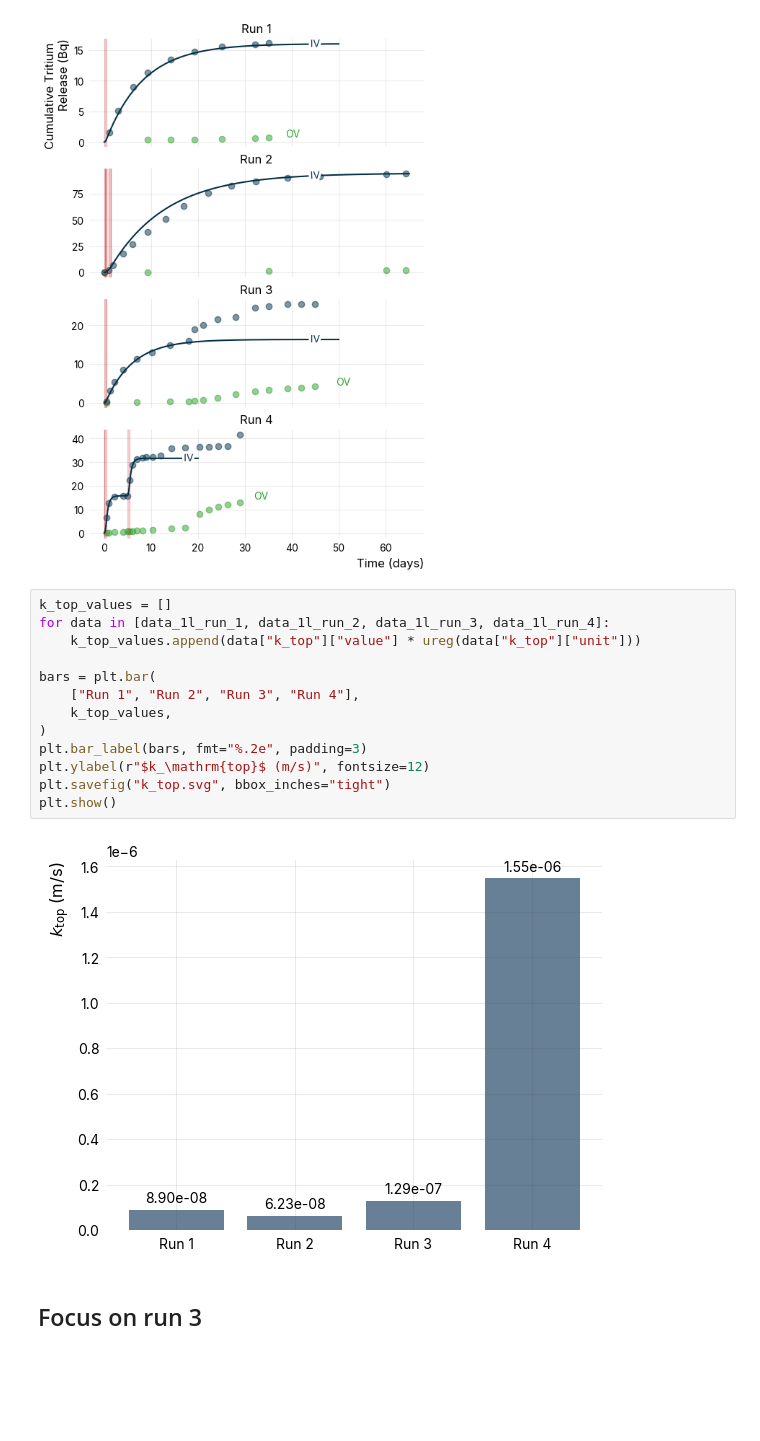
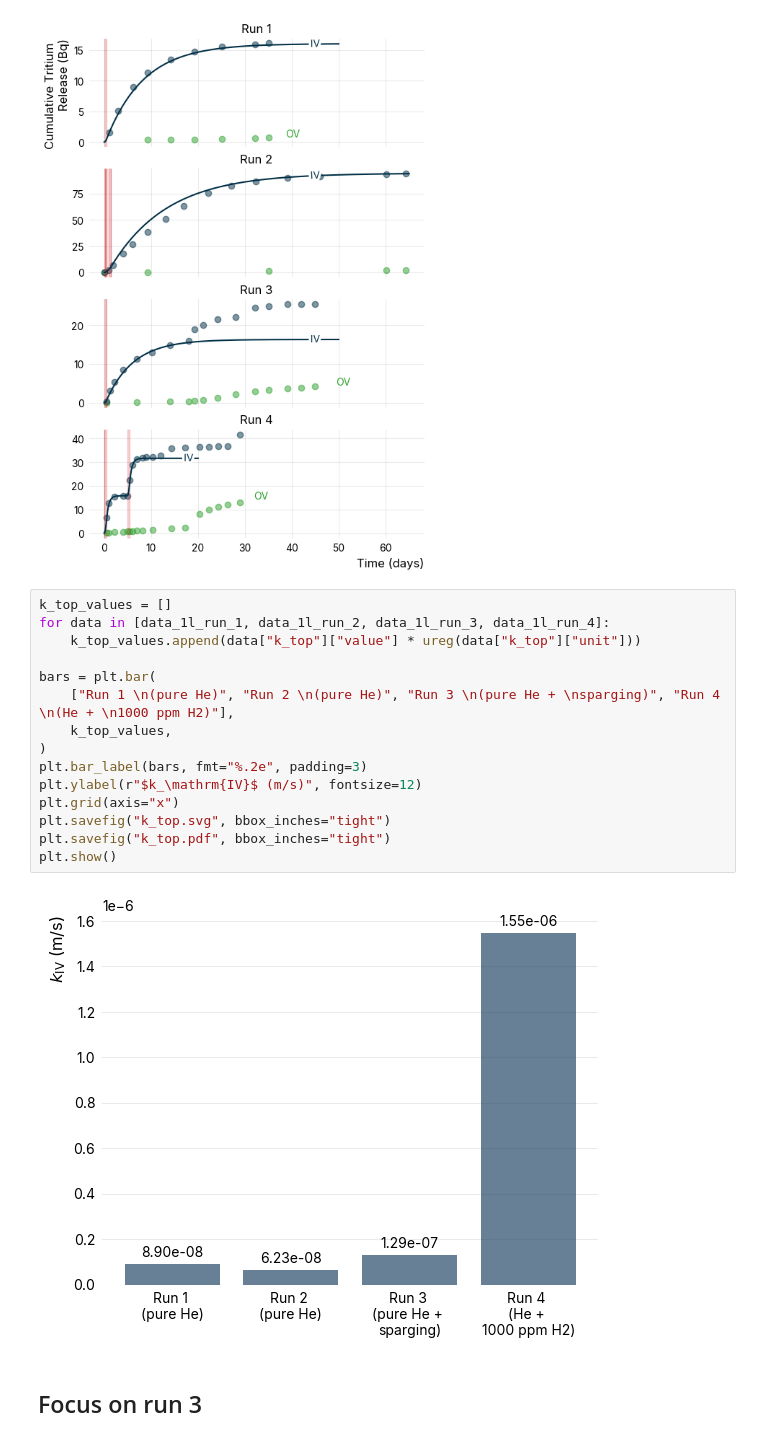
Before and after one commit to LIBRA-project/baby-1l-paper, a Jupyter notebook: main.ipynb, the cells around one changed output. Cells and saved outputs as stored; diff of their text form; blank space fills up the shorter version.

Commit message:
more figures + improvements

```diff
--- a/main.ipynb
+++ b/main.ipynb
@@ -652,18 +652,20 @@ plt.show()
 # %%
 k_top_values = []
 for data in [data_1l_run_1, data_1l_run_2, data_1l_run_3, data_1l_run_4]:
     k_top_values.append(data["k_top"]["value"] * ureg(data["k_top"]["unit"]))
 
 bars = plt.bar(
-    ["Run 1", "Run 2", "Run 3", "Run 4"],
+    ["Run 1 \n(pure He)", "Run 2 \n(pure He)", "Run 3 \n(pure He + \nsparging)", "Run 4 \n(He + \n1000 ppm H2)"],
     k_top_values,
 )
 plt.bar_label(bars, fmt="%.2e", padding=3)
-plt.ylabel(r"$k_\mathrm{top}$ (m/s)", fontsize=12)
+plt.ylabel(r"$k_\mathrm{IV}$ (m/s)", fontsize=12)
+plt.grid(axis="x")
 plt.savefig("k_top.svg", bbox_inches="tight")
+plt.savefig("k_top.pdf", bbox_inches="tight")
 plt.show()
 # %% [output]
-[figure, old version]
+[figure, new version]
 # %% [markdown]
 ## Focus on run 3
 # %%
```
Also changed, not shown: parts of 10 cells of this notebook.
